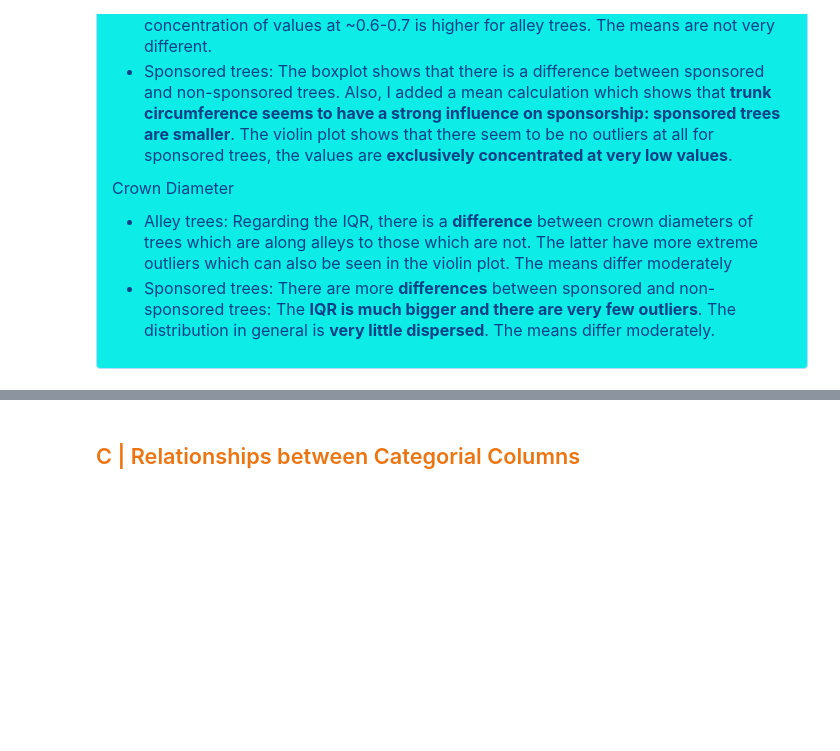
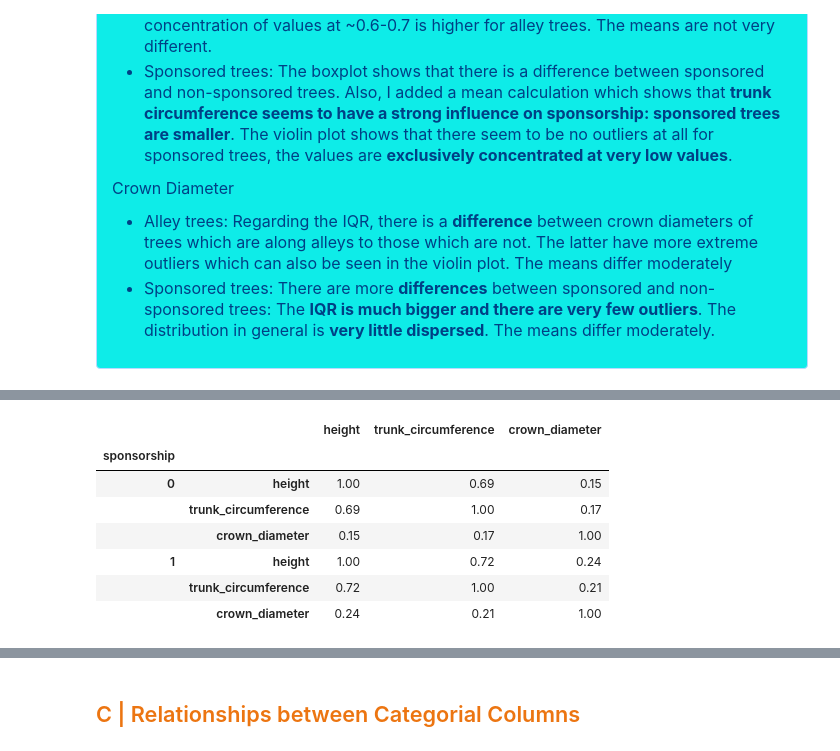
Before and after one commit to Paula0923/trees-midproject, a Jupyter notebook: 2_eda-trees.ipynb, the cells around one changed output, grey strips where cells are left out. Saved outputs shown, nothing was run; the diff lists cells and outputs as text; code cells hidden in the pictures; blank space fills up the shorter version.

```diff
--- a/2_eda-trees.ipynb
+++ b/2_eda-trees.ipynb
@@ -579 +547,13 @@ Name: crown_diameter, dtype: float64
+# %%
+# a correlation analysis supports the above described relationships for sponsorship and height/ trunk_circumference
+df4.groupby('sponsorship')[['height', 'trunk_circumference', 'crown_diameter']].corr()
+# %% [output]
+|  |  | height | trunk_circumference | crown_diameter |
+| sponsorship |  |  |  |  |
+| 0 | height | 1.00 | 0.69 | 0.15 |
+|  | trunk_circumference | 0.69 | 1.00 | 0.17 |
+|  | crown_diameter | 0.15 | 0.17 | 1.00 |
+| 1 | height | 1.00 | 0.72 | 0.24 |
+|  | trunk_circumference | 0.72 | 1.00 | 0.21 |
+|  | crown_diameter | 0.24 | 0.21 | 1.00 |
 # %%
```
Also changed, not shown: parts of 29 cells of this notebook, 20 other files.
